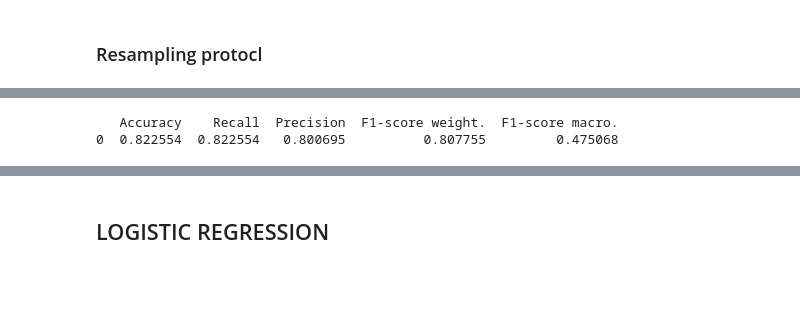
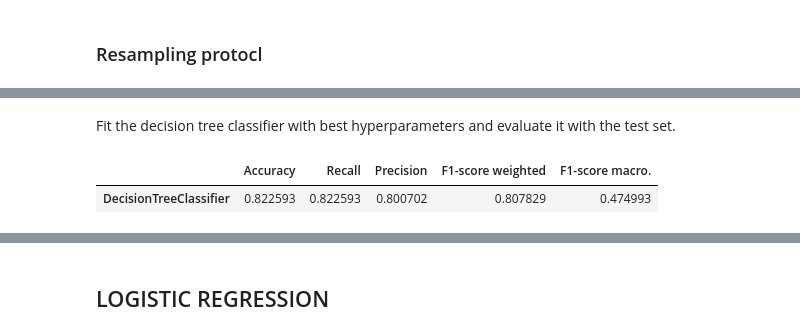
Before and after one commit to pol-resina/US-Accidents, a Jupyter notebook: notebooks/model.ipynb, the cells around one changed output, grey strips where cells are left out. Saved outputs shown, nothing was run; the diff lists cells and outputs as text; code cells hidden in the pictures; blank space fills up the shorter version.

```diff
--- a/notebooks/model.ipynb
+++ b/notebooks/model.ipynb
@@ -32,14 +37,13 @@ We have a classification problem with a strong imbalance on the target class. Th
 # %%
-def get_metrics(y_pred : NDArray, y_test: pd.core.series.Series) -> pd.DataFrame:
-    accuracy = accuracy_score(y_test,y_pred)
-    recall = recall_score(y_test,y_pred, average='weighted')
-    precision = precision_score(y_test,y_pred, average='weighted')
-    f1_score_w = f1_score(y_test,y_pred, average='weighted')
-    f1_score_m = f1_score(y_test,y_pred, average='macro')
-    return [accuracy, recall, precision, f1_score_w, f1_score_m]
+def get_metrics(y_pred: NDArray, y_test: pd.core.series.Series) -> list:
+    accuracy = accuracy_score(y_test, y_pred)
+    recall = recall_score(y_test, y_pred, average='weighted')
+    precision = precision_score(y_test, y_pred, average='weighted')
+    f1_score_micro = f1_score(y_test, y_pred, average='weighted')
+    f1_score_m = f1_score(y_test, y_pred, average='macro')
+    return [accuracy, recall, precision, f1_score_micro, f1_score_m]
 
-
-results = pd.DataFrame(columns=['Accuracy', 'Recall', 'Precision', 'F1-score weight.', 'F1-score macro.'])
+results = pd.DataFrame(columns=['Accuracy', 'Recall', 'Precision', 'F1-score weighted', 'F1-score macro.'])
 # %% [markdown]
 # MODEL CLASSIFICATION
 # %% [markdown]
@@ -112,12 +120,7 @@ best_params
+# %% [markdown]
+Fit the decision tree classifier with best hyperparameters and evaluate it with the test set.
 # %%
 dt_model_tuned = DecisionTreeClassifier(**best_params)
 dt_model_tuned.fit(X_train, y_train)
 
 y_pred = dt_model_tuned.predict(X_test)
-# %%
-# Append values to the results DataFrame
-results.loc[0] = get_metrics(y_pred, y_test)
-print(results)
-# %% [output]
-   Accuracy    Recall  Precision  F1-score weight.  F1-score macro.
-0  0.822554  0.822554   0.800695          0.807755         0.475068
@@ -123,0 +130,7 @@ print(results)
+# %%
+# get metrics
+results.loc['DecisionTreeClassifier'] = get_metrics(y_pred, y_test)
+results.sort_values(by='F1-score weighted', ascending=False)
+# %% [output]
+|  | Accuracy | Recall | Precision | F1-score weighted | F1-score macro. |
+| DecisionTreeClassifier | 0.822593 | 0.822593 | 0.800702 | 0.807829 | 0.474993 |
```
Also changed, not shown: parts of 37 cells of this notebook.
